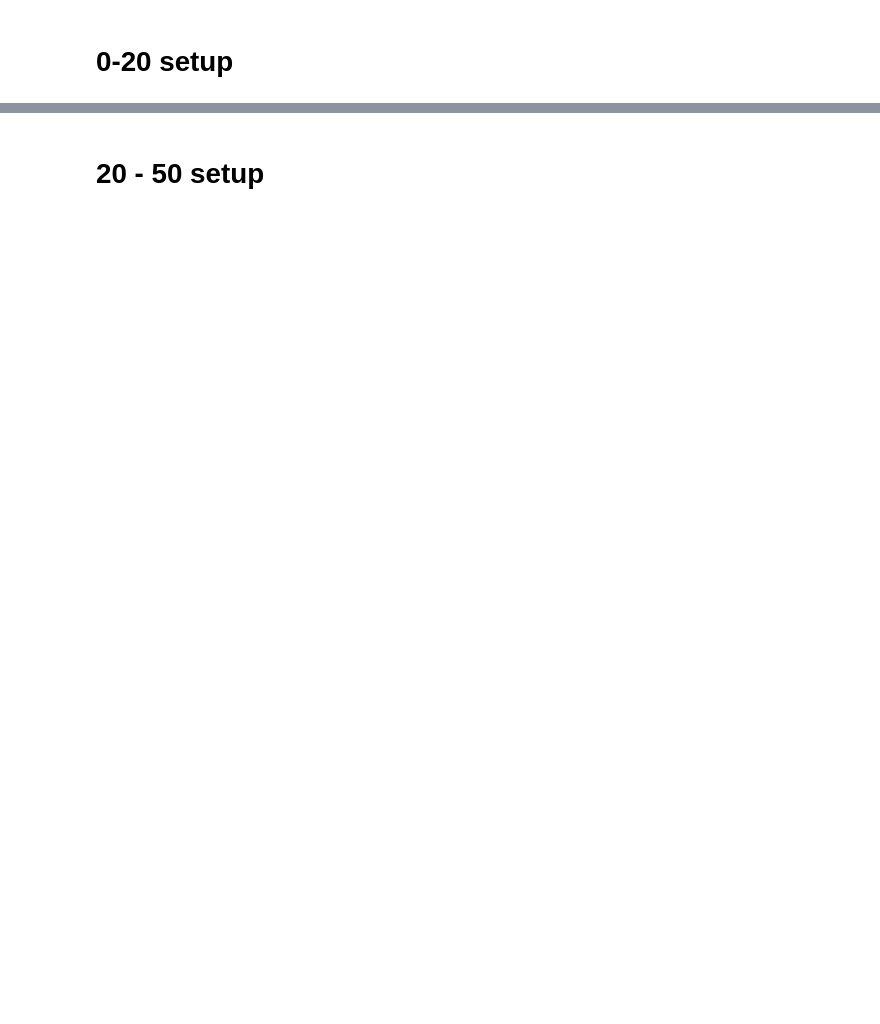
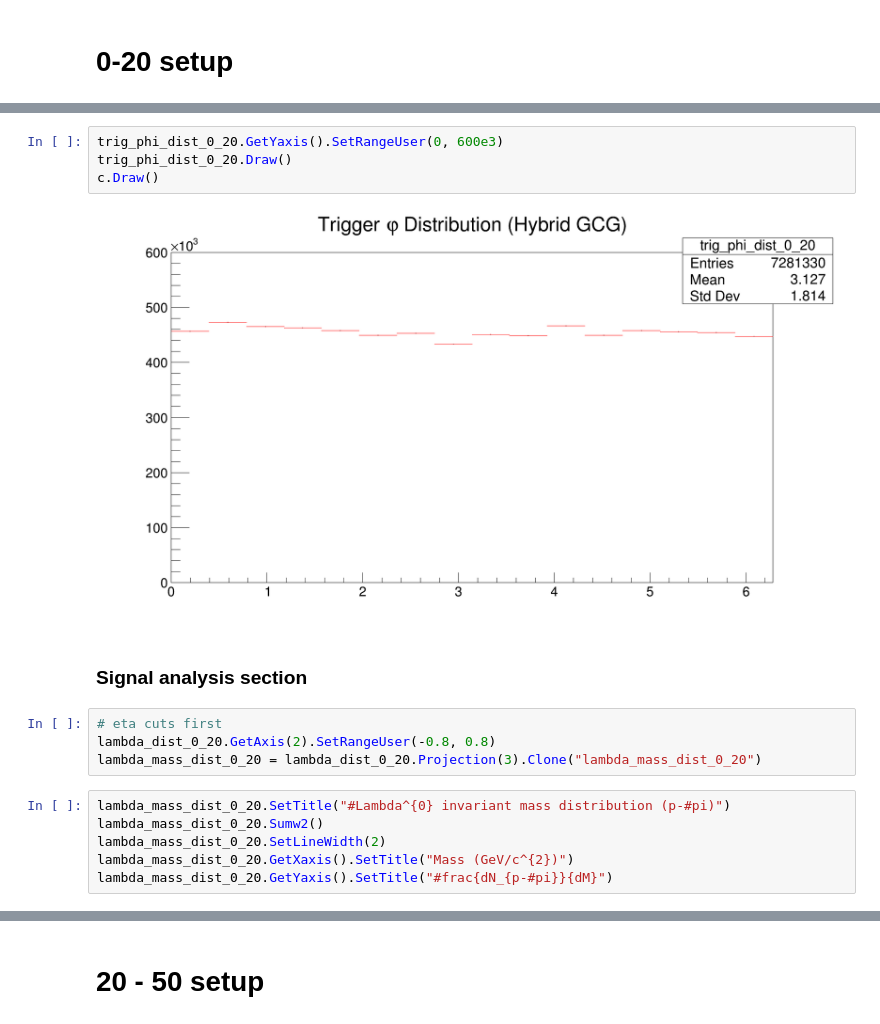
Before and after one commit to rhanniga/lambda-over-hadron, a Jupyter notebook: data/offline/full_offline_analysis.ipynb, the cells around one changed output, grey strips where cells are left out. Saved outputs shown, nothing was run; the diff lists cells and outputs as text; blank space fills up the shorter version.

Commit message:
finishing up offline analysis notebook

```diff
--- a/data/offline/full_offline_analysis.ipynb
+++ b/data/offline/full_offline_analysis.ipynb
@@ -53,0 +139,18 @@ input_file_cent_0_20 = rt.TFile("../online/output/cent_0_20.root")
+# %%
+trig_phi_dist_0_20.GetYaxis().SetRangeUser(0, 600e3)
+trig_phi_dist_0_20.Draw()
+c.Draw()
+# %% [output]
+[figure, added]
+# %% [markdown]
+### Signal analysis section
+# %%
+# eta cuts first
+lambda_dist_0_20.GetAxis(2).SetRangeUser(-0.8, 0.8)
+lambda_mass_dist_0_20 = lambda_dist_0_20.Projection(3).Clone("lambda_mass_dist_0_20")
+# %%
+lambda_mass_dist_0_20.SetTitle("#Lambda^{0} invariant mass distribution (p-#pi)")
+lambda_mass_dist_0_20.Sumw2()
+lambda_mass_dist_0_20.SetLineWidth(2)
+lambda_mass_dist_0_20.GetXaxis().SetTitle("Mass (GeV/c^{2})")
+lambda_mass_dist_0_20.GetYaxis().SetTitle("#frac{dN_{p-#pi}}{dM}")
```
Also changed, not shown: parts of 109 cells of this notebook, 4 other files.
